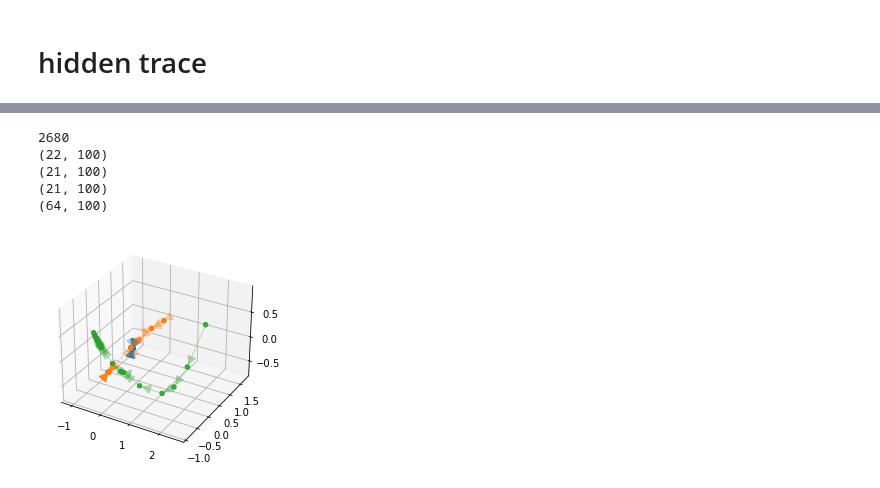
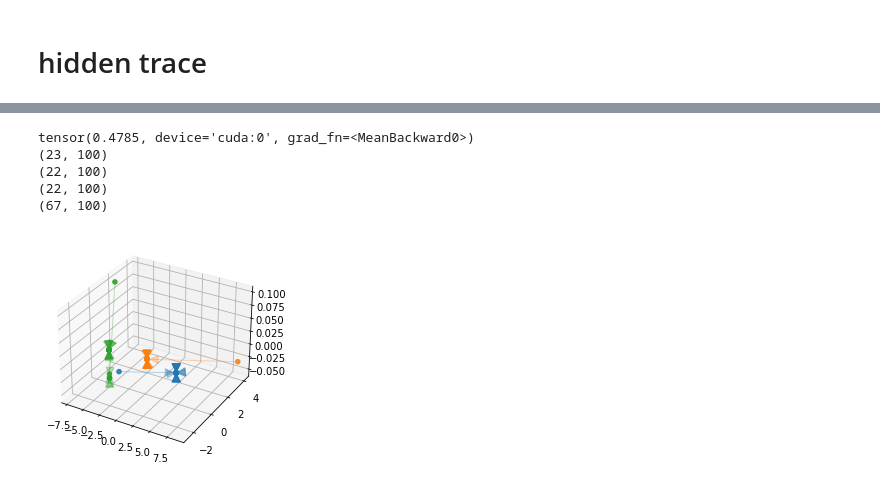
Before and after one commit to thomasaimondy/EAST, a Jupyter notebook: plot/Untitled.ipynb, the cells around one changed output, grey strips where cells are left out. Saved outputs shown, nothing was run; the diff lists cells and outputs as text; code cells hidden in the pictures.

```diff
--- a/plot/Untitled.ipynb
+++ b/plot/Untitled.ipynb
@@ -53,19 +53,19 @@ task3 = np.array(task3)
 y = []
 for i in range(0,task1.shape[0],20):
     y.append(task1[i:i+20,:,:].mean(0))
-task1 = np.array(y)[1:len(y)//2]
+task1 = np.array(y)[:len(y)//2]
 task1 = task1.mean(1)
 print(task1.shape)
 y = []
 for i in range(0,task2.shape[0],20):
     y.append(task2[i:i+20,:,:].mean(0))
-task2 = np.array(y)[1:len(y)//2]
+task2 = np.array(y)[:len(y)//2]
 task2 = task2.mean(1)
 print(task2.shape)
 y = []
 for i in range(0,task3.shape[0],20):
     y.append(task3[i:i+20,:,:].mean(0))
-task3 = np.array(y)[1:len(y)//2]
+task3 = np.array(y)[:len(y)//2]
 task3 = task3.mean(1)
 print(task3.shape)
 
@@ -116,6 +116,6 @@ for i in range(0,X1.shape[0]-1):
 
 # ax.add_artist(a1)
 # ax.view_init(elev=30, azim=-50)
-# plt.savefig('C:\code\EDF图\incremental/iso123_20220507.svg')
+plt.savefig('E:\WPS同步文件夹\EAST\最新整理版本-20220507\Fig/wP_regionB.svg')
 plt.show()
 # %% [output]
@@ -331,12 +550,13 @@ plt.show()
 # %%
-# P矩阵旋转，uniform B
-# "--gpu", "0", "--lr", "0.01", "--approach", "edfsnn", "--nhid", "100", "--nepochs", "50", "--experiment", "mnist_classIL", "--nlayers", "1", "--sbatch", "256", "--lr_factor", "1", "--output", "xxxx", "--seed", "0", "--B_type", "Uniform", "--trace_name", "trace_test_B_uniform.pkl", "--phase", "test"
+# 无p矩阵，region B
+# "--gpu", "0", "--lr", "0.01", "--approach", "edfsnn", "--nhid", "100", "--nepochs", "50", "--experiment", "mnist_classIL", "--nlayers", "1", "--sbatch", "256", "--lr_factor", "1", "--output", "xxxx", "--seed", "0", "--B_type", "Uniform", "--trace_name", "trace_train_B_Uniform", "--phase", "train"
 
-# 正确率 100, 0, 100
+# 正确率 8.3, 86.5, 100
 # https://is7lwmjos4.feishu.cn/sheets/shtcnGdyAwjEfOPKZbeZr7Iivsh?from=from_copylink
 
-with open("E:/Study/Data/essaycode/EAST/output_data/trace_train_B_Uniform.pkl", 'rb') as f:
+with open("E:/Study/Data/essaycode/EAST/output_data/trace_train_B_region_withoutP.pkl", 'rb') as f:
     x = pickle.load(f)
+print(len(x))
 y = []
 yy = []
 for i in range(len(x)):
@@ -360,19 +580,19 @@ task3 = np.array(task3)
 y = []
 for i in range(0,task1.shape[0],20):
     y.append(task1[i:i+20,:,:].mean(0))
-task1 = np.array(y)[1:len(y)//2]
+task1 = np.array(y)[:len(y)//2]
 task1 = task1.mean(1)
 print(task1.shape)
 y = []
 for i in range(0,task2.shape[0],20):
     y.append(task2[i:i+20,:,:].mean(0))
-task2 = np.array(y)[1:len(y)//2]
+task2 = np.array(y)[:len(y)//2]
 task2 = task2.mean(1)
 print(task2.shape)
 y = []
 for i in range(0,task3.shape[0],20):
     y.append(task3[i:i+20,:,:].mean(0))
-task3 = np.array(y)[1:len(y)//2]
+task3 = np.array(y)[:len(y)//2]
 task3 = task3.mean(1)
 print(task3.shape)
 
@@ -424,4 +644,5 @@ for i in range(0,X1.shape[0]-1):
 # ax.add_artist(a1)
 # ax.view_init(elev=30, azim=-50)
 # plt.savefig('C:\code\EDF图\incremental/iso123_20220507.svg')
+plt.savefig('E:\WPS同步文件夹\EAST\最新整理版本-20220507\Fig/woP_regionB_hidden_train.svg')
 plt.show()
@@ -671,19 +901,19 @@ task3 = np.array(task3)
 y = []
 for i in range(0,task1.shape[0],20):
     y.append(task1[i:i+20,:,:].mean(0))
-task1 = np.array(y)[1:len(y)//2]
+task1 = np.array(y)[:len(y)//2]
 task1 = task1.mean(1)
 print(task1.shape)
 y = []
 for i in range(0,task2.shape[0],20):
     y.append(task2[i:i+20,:,:].mean(0))
-task2 = np.array(y)[1:len(y)//2]
+task2 = np.array(y)[:len(y)//2]
 task2 = task2.mean(1)
 print(task2.shape)
 y = []
 for i in range(0,task3.shape[0],20):
     y.append(task3[i:i+20,:,:].mean(0))
-task3 = np.array(y)[1:len(y)//2]
+task3 = np.array(y)[:len(y)//2]
 task3 = task3.mean(1)
 print(task3.shape)
 
@@ -747,13 +1083,14 @@ plt.show()
 # %%
-# 无p矩阵，uniform B
-# "--gpu", "0", "--lr", "0.01", "--approach", "edfsnn", "--nhid", "100", "--nepochs", "50", "--experiment", "mnist_classIL", "--nlayers", "1", "--sbatch", "256", "--lr_factor", "1", "--output", "xxxx", "--seed", "0", "--B_type", "Uniform", "--trace_name", "trace_test_B_uniform_withoutP", "--phase", "test", "--without_P"
+#  p矩阵，regin B Err
+# "--gpu", "0", "--lr", "0.01", "--approach", "edfsnn", "--nhid", "100", "--nepochs", "50", "--experiment", "mnist_classIL", "--nlayers", "1", "--sbatch", "256", "--lr_factor", "1", "--output", "xxxx", "--seed", "0", "--B_type", "Uniform", "--trace_name", "trace_train_B_Uniform", "--phase", "train"
 
 # 正确率 95.3, 100, 100
 # https://is7lwmjos4.feishu.cn/sheets/shtcnGdyAwjEfOPKZbeZr7Iivsh?from=from_copylink
 
-with open("E:/Study/Data/essaycode/EAST/output_data/trace_test_B_uniform_withoutP.pkl", 'rb') as f:
+with open("E:/Study/Data/essaycode/EAST/output_data/train_trace_B_region_err.pkl", 'rb') as f:
     x = pickle.load(f)
-print(len(x))
+
+print(x[1][1].mean())
 y = []
 yy = []
 for i in range(len(x)):
@@ -777,19 +1114,19 @@ task3 = np.array(task3)
 y = []
 for i in range(0,task1.shape[0],20):
     y.append(task1[i:i+20,:,:].mean(0))
-task1 = np.array(y)[1:len(y)//2]
+task1 = np.array(y)[:len(y)//2]
 task1 = task1.mean(1)
 print(task1.shape)
 y = []
 for i in range(0,task2.shape[0],20):
     y.append(task2[i:i+20,:,:].mean(0))
-task2 = np.array(y)[1:len(y)//2]
+task2 = np.array(y)[:len(y)//2]
 task2 = task2.mean(1)
 print(task2.shape)
 y = []
 for i in range(0,task3.shape[0],20):
     y.append(task3[i:i+20,:,:].mean(0))
-task3 = np.array(y)[1:len(y)//2]
+task3 = np.array(y)[:len(y)//2]
 task3 = task3.mean(1)
 print(task3.shape)
 
@@ -817,35 +1154,35 @@ for i in range(0,X1.shape[0]-1):
 j=1
 # ax = plt.axes(projection='3d')  # 设置三维轴
 X1 = x3[:,0]
 Y1 = x3[:,1]
 Z1 = x3[:,2]
 ax.scatter3D(X1, Y1, Z1,color=colors[j],alpha=.9)  # 三个数组对应三个维度（三个数组中的数一一对应）
 for i in range(0,X1.shape[0]-1):
     a1 = Arrow3D([X1[i],X1[i+1]],[Y1[i],Y1[i+1]],[Z1[i],Z1[i+1]], mutation_scale=20, lw=1, arrowstyle="-|>", color=colors[j], alpha=.3)#, linestyle="dashed")
     ax.add_artist(a1)
 # ax.view_init(elev=30, azim=-50)
 # plt.show()
 
 j=2
 # ax = plt.axes(projection='3d')  # 设置三维轴
 X1 = x4[:,0]
 Y1 = x4[:,1]
 Z1 = x4[:,2]
 ax.scatter3D(X1, Y1, Z1,color=colors[j],alpha=.9)  # 三个数组对应三个维度（三个数组中的数一一对应）
 for i in range(0,X1.shape[0]-1):
     a1 = Arrow3D([X1[i],X1[i+1]],[Y1[i],Y1[i+1]],[Z1[i],Z1[i+1]], mutation_scale=20, lw=1, arrowstyle="-|>", color=colors[j], alpha=.3)#, linestyle="dashed")
     ax.add_artist(a1)
 # ax.view_init(elev=30, azim=-50)
 # plt.show()
 
 # ax.add_artist(a1)
 # ax.view_init(elev=30, azim=-50)
 # plt.savefig('C:\code\EDF图\incremental/iso123_20220507.svg')
 plt.show()
 # %% [output]
-2680
+tensor(0.4785, device='cuda:0', grad_fn=<MeanBackward0>)
+(23, 100)
 (22, 100)
-(21, 100)
-(21, 100)
-(64, 100)
+(22, 100)
+(67, 100)
-[figure, old version]
+[figure, new version]
```
Also changed, not shown: parts of 20 cells of this notebook.
